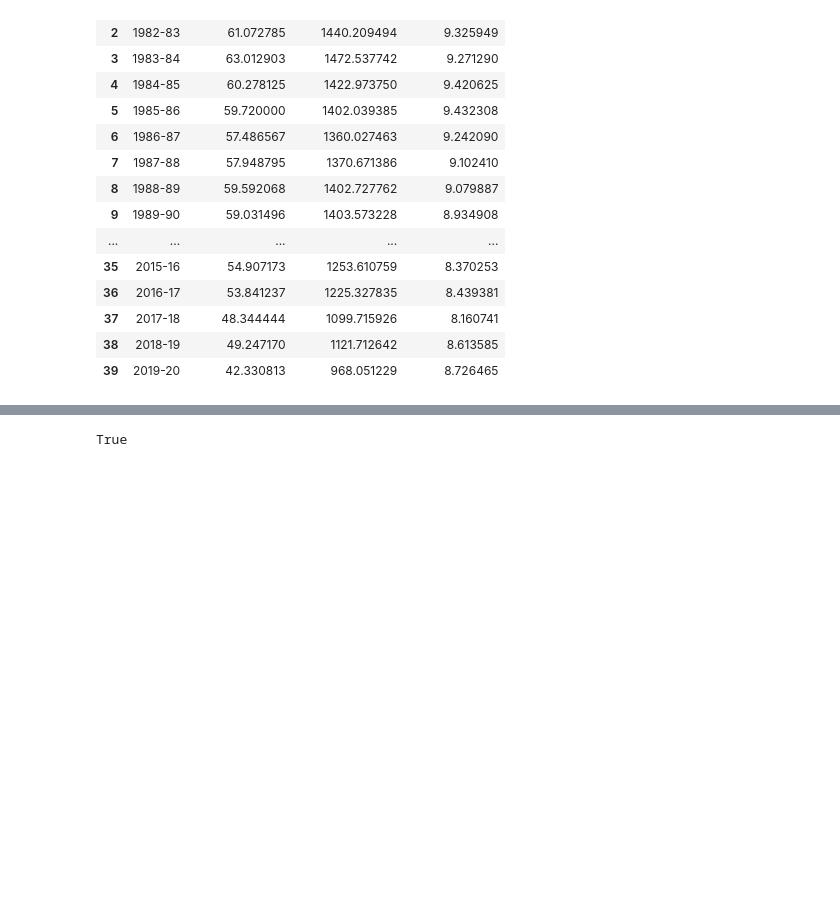
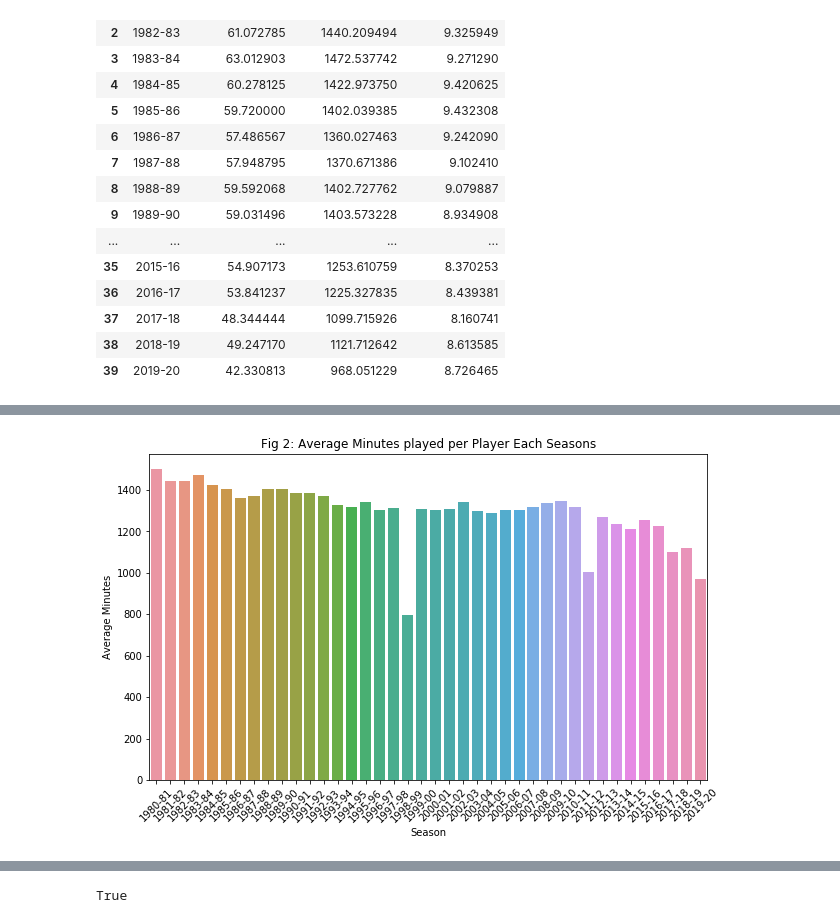
Before and after one commit to Pasindu19970808/NBAData, a Jupyter notebook: NBA_EDA.ipynb, the cells around one changed output, grey strips where cells are left out. Cells and saved outputs as stored; diff of their text form; code cells hidden in the pictures; blank space fills up the shorter version.

```diff
--- a/NBA_EDA.ipynb
+++ b/NBA_EDA.ipynb
@@ -291,0 +299,9 @@ False
+# %%
+fig,ax_minutes = plt.subplots(1,1,figsize = (10,6))
+sns.barplot(x = "Season", y = "Average Minutes",data = seasonal_stats,ax = ax_minutes)
+labels = ax_minutes.get_xticklabels()
+ax_minutes.set_xticklabels(labels, rotation = 45)
+ax_minutes.set_title("Fig 2: Average Minutes played per Player Each Seasons")
+plt.show()
+# %% [output]
+[figure, added]
```
Also changed, not shown: parts of 6 cells of this notebook.
